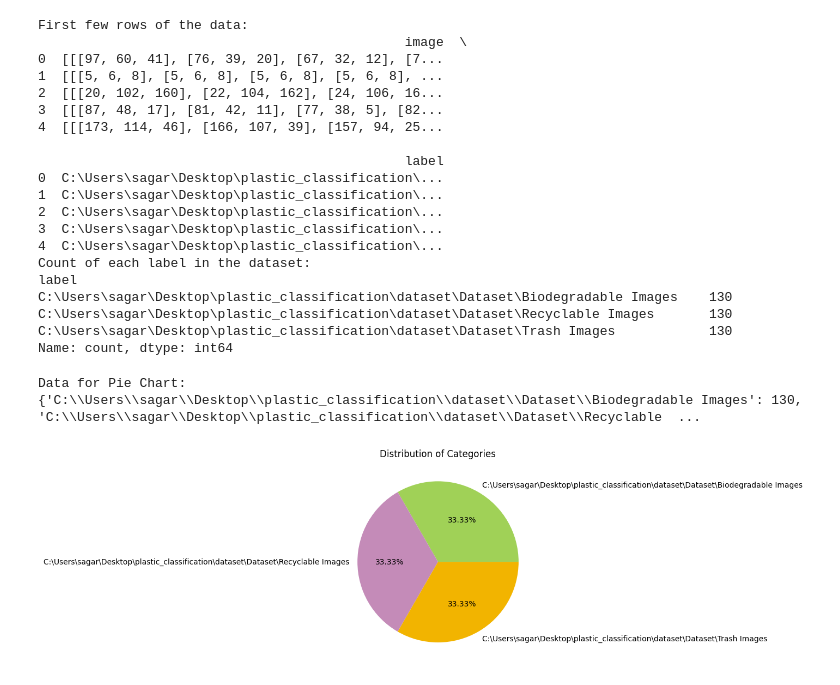
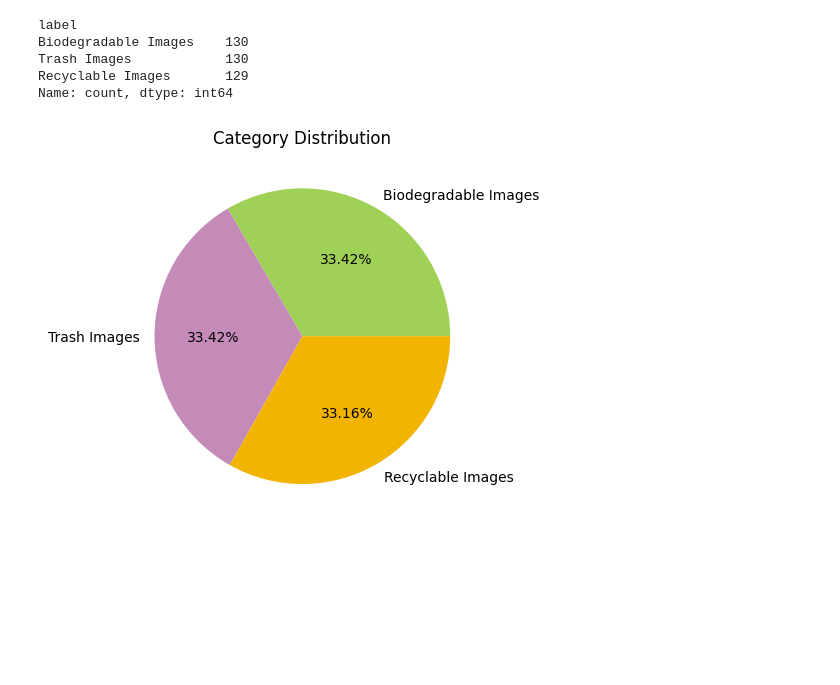
Before and after one commit to VarkalaAkhila/Week1, a Jupyter notebook: plastic_classification.ipynb, the cells around one changed output. Saved outputs shown, nothing was run; the diff lists cells and outputs as text; code cells hidden in the pictures; blank space fills up the shorter version.

```diff
--- a/plastic_classification.ipynb
+++ b/plastic_classification.ipynb
@@ -29,14 +25,9 @@ from glob import glob
 # %%
-x_data = []
-y_data = []
-for category in glob(train_path + '/*'):  # Iterate over subfolders (biodegradable, recyclable, trash)
+x_data, y_data = [], []
+for category in glob(train_path + '/*'):
     for file in tqdm(glob(category + '/*')):
         img_array = cv2.imread(file)
-
-        # Check if the image was loaded correctly
         if img_array is not None:
             img_array = cv2.cvtColor(img_array, cv2.COLOR_BGR2RGB)
             x_data.append(img_array)
-            y_data.append(category.split('/')[-1])  # Extract folder name as the label (biodegradable, recyclable, trash)
-        else:
-            print(f"Warning: Could not load image {file}")
+            y_data.append(category.split(os.sep)[-1])  # Folder name as label
@@ -45,47 +34,19 @@ Warning: Could not load image C:\Users\sagar\Desktop\plastic_classification\data
 # %%
 data = pd.DataFrame({'image': x_data, 'label': y_data})
-# %%
-print("First few rows of the data:")
-print(data.head())  # Check the first few rows of the data DataFrame
-
-print("Count of each label in the dataset:")
-print(data['label'].value_counts())  # Check the count of images in each category
-# %% [output]
-First few rows of the data:
-                                               image  \
-0  [[[97, 60, 41], [76, 39, 20], [67, 32, 12], [7...
-1  [[[5, 6, 8], [5, 6, 8], [5, 6, 8], [5, 6, 8], ...
-2  [[[20, 102, 160], [22, 104, 162], [24, 106, 16...
-3  [[[87, 48, 17], [81, 42, 11], [77, 38, 5], [82...
-4  [[[173, 114, 46], [166, 107, 39], [157, 94, 25...
-
-                                               label
-0  C:\Users\sagar\Desktop\plastic_classification\...
-1  C:\Users\sagar\Desktop\plastic_classification\...
-2  C:\Users\sagar\Desktop\plastic_classification\...
-3  C:\Users\sagar\Desktop\plastic_classification\...
-4  C:\Users\sagar\Desktop\plastic_classification\...
-Count of each label in the dataset:
-label
-C:\Users\sagar\Desktop\plastic_classification\dataset\Dataset\Biodegradable Images    130
-C:\Users\sagar\Desktop\plastic_classification\dataset\Dataset\Recyclable Images       130
-C:\Users\sagar\Desktop\plastic_classification\dataset\Dataset\Trash Images            130
-Name: count, dtype: int64
-# %%
-data_counts = data['label'].value_counts()
-data_dict = data_counts.to_dict()
-
-print("Data for Pie Chart:", data_dict)
-# %% [output]
-Data for Pie Chart: {'C:\\Users\\sagar\\Desktop\\plastic_classification\\dataset\\Dataset\\Biodegradable Images': 130, 'C:\\Users\\sagar\\Desktop\\plastic_classification\\dataset\\Dataset\\Recyclable  ...
+# %%
+print(data['label'].value_counts())
+# %% [output]
+label
+Biodegradable Images    130
+Trash Images            130
+Recyclable Images       129
+Name: count, dtype: int64
 # %%
-if data_dict:  # Only plot if there is valid data
-    colors = ['#a0d157', '#c48bb8', '#f2b400']  # Customize colors as needed
-    plt.pie(data_dict.values(), labels=data_dict.keys(), colors=colors, autopct='%0.2f%%')
-    plt.title("Distribution of Categories")
-    plt.show()
-else:
-    print("No valid data to plot the pie chart.")
+data_counts = data['label'].value_counts()
+colors = ['#a0d157', '#c48bb8', '#f2b400']
+plt.pie(data_counts.values, labels=data_counts.index, colors=colors, autopct='%0.2f%%')
+plt.title("Category Distribution")
+plt.show()
 # %% [output]
-[figure, old version]
+[figure, new version]
 # %%
```
Also changed, not shown: parts of 12 cells of this notebook.
